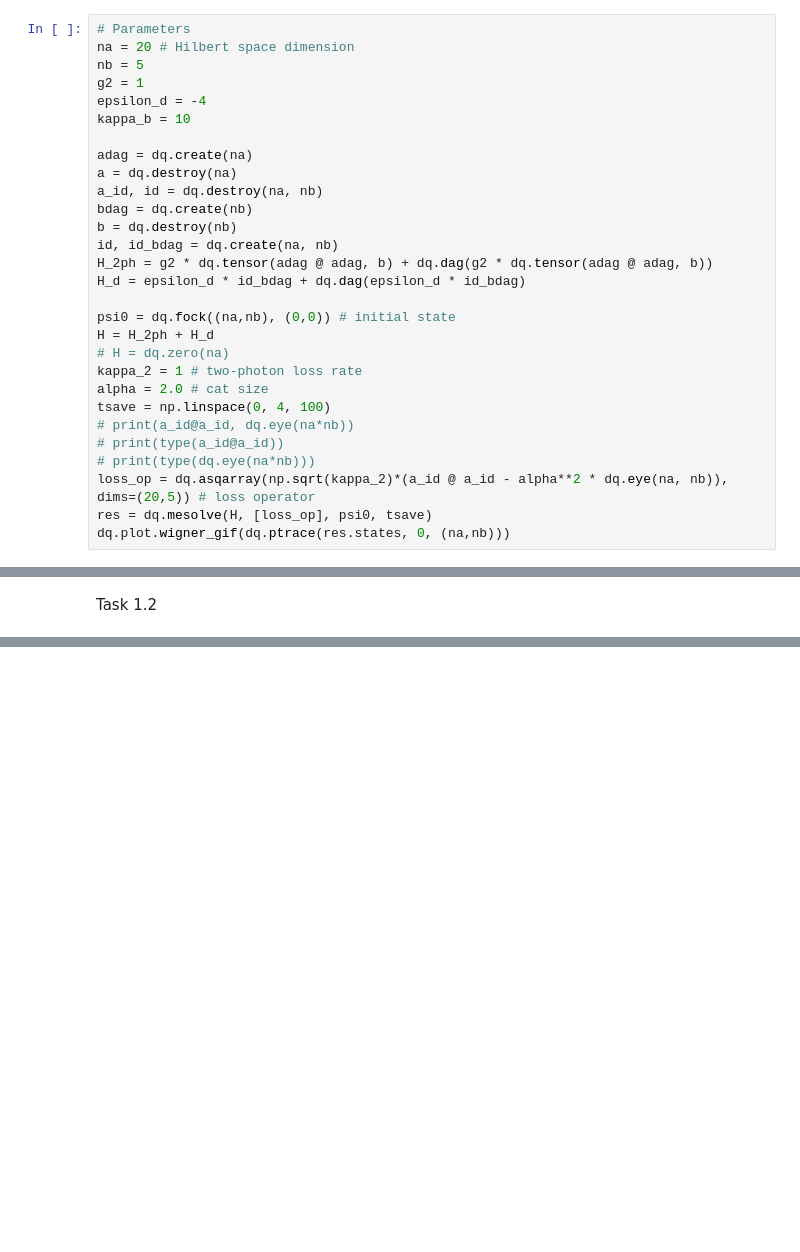
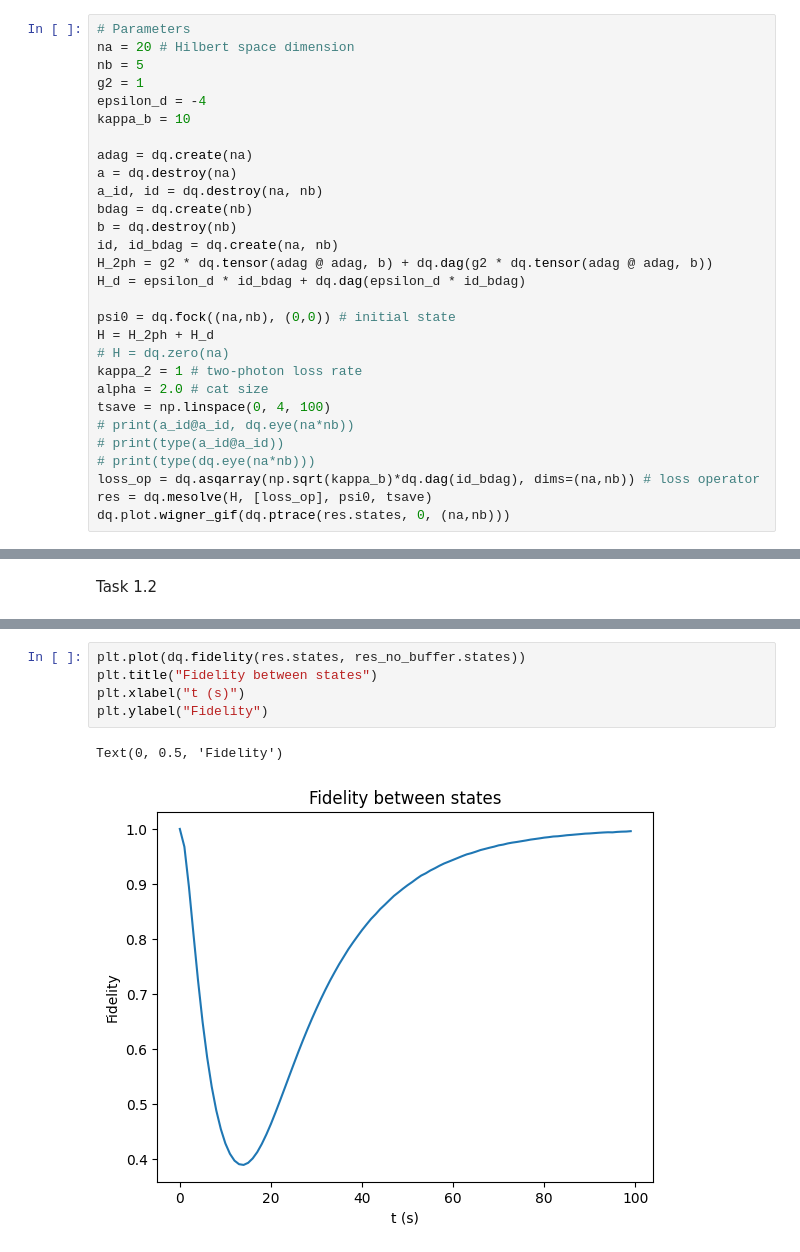
Before and after one commit to Vannagar/2025-Alice-and-Bob, a Jupyter notebook: submissions/schrodingerskittens/Part 1.ipynb, the cells around one changed output, grey strips where cells are left out. Saved outputs shown, nothing was run; the diff lists cells and outputs as text; blank space fills up the shorter version.

```diff
--- a/submissions/schrodingerskittens/Part 1.ipynb
+++ b/submissions/schrodingerskittens/Part 1.ipynb
@@ -29,7 +30,7 @@ tsave = np.linspace(0, 4, 100)
 # print(a_id@a_id, dq.eye(na*nb))
 # print(type(a_id@a_id))
 # print(type(dq.eye(na*nb)))
-loss_op = dq.asqarray(np.sqrt(kappa_2)*(a_id @ a_id - alpha**2 * dq.eye(na, nb)), dims=(20,5)) # loss operator
+loss_op = dq.asqarray(np.sqrt(kappa_b)*dq.dag(id_bdag), dims=(na,nb)) # loss operator
 res = dq.mesolve(H, [loss_op], psi0, tsave)
 dq.plot.wigner_gif(dq.ptrace(res.states, 0, (na,nb)))
 # %% [output]
@@ -52,0 +55,8 @@ dq.plot.wigner_gif(dq.ptrace(res.states, 0, (na,nb)))
+# %%
+plt.plot(dq.fidelity(res.states, res_no_buffer.states))
+plt.title("Fidelity between states")
+plt.xlabel("t (s)")
+plt.ylabel("Fidelity")
+# %% [output]
+Text(0, 0.5, 'Fidelity')
+[figure, added]
```
Also changed, not shown: parts of 4 cells of this notebook.
